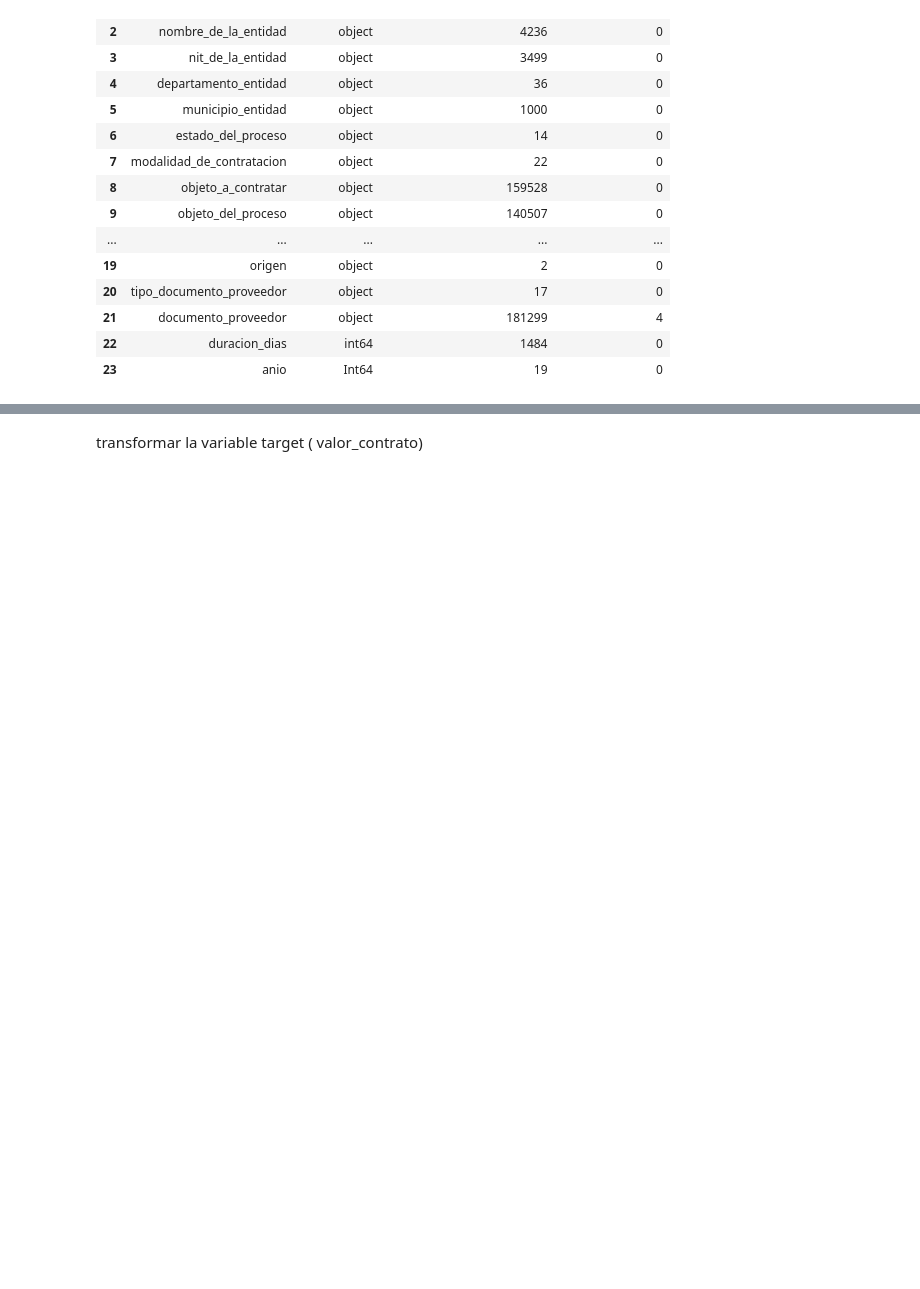
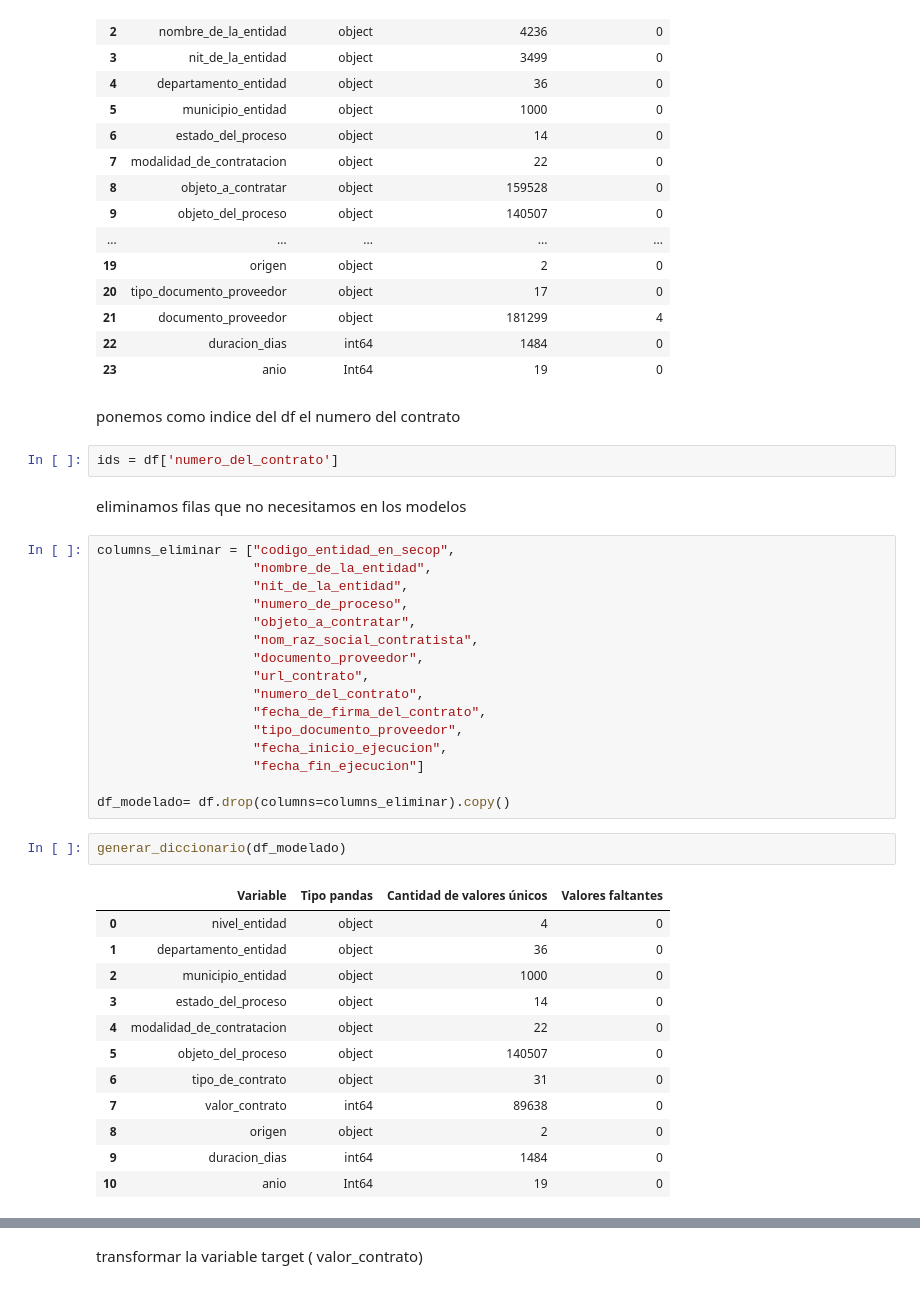
Before and after one commit to aemedina24/proyecto-final, a Jupyter notebook: Proyecyto-final.ipynb, the cells around one changed output, grey strips where cells are left out. Cells and saved outputs as stored; diff of their text form; blank space fills up the shorter version.

```diff
--- a/Proyecyto-final.ipynb
+++ b/Proyecyto-final.ipynb
@@ -495,3 +495,40 @@ generar_diccionario(df)
 | 21 | documento_proveedor | object | 181299 | 4 |
 | 22 | duracion_dias | int64 | 1484 | 0 |
 | 23 | anio | Int64 | 19 | 0 |
+# %% [markdown]
+ponemos como indice del df el numero del contrato
+# %%
+ids = df['numero_del_contrato']
+# %% [markdown]
+eliminamos filas que no necesitamos en los modelos
+# %%
+columns_eliminar = ["codigo_entidad_en_secop",
+                    "nombre_de_la_entidad",
+                    "nit_de_la_entidad",
+                    "numero_de_proceso",
+                    "objeto_a_contratar",
+                    "nom_raz_social_contratista",
+                    "documento_proveedor",
+                    "url_contrato",
+                    "numero_del_contrato",
+                    "fecha_de_firma_del_contrato",
+                    "tipo_documento_proveedor",
+                    "fecha_inicio_ejecucion",
+                    "fecha_fin_ejecucion"]
+
+df_modelado= df.drop(columns=columns_eliminar).copy()
+# %%
+generar_diccionario(df_modelado)
+# %% [output]
+|  | Variable | Tipo pandas | Cantidad de valores únicos | Valores faltantes |
+| 0 | nivel_entidad | object | 4 | 0 |
+| 1 | departamento_entidad | object | 36 | 0 |
+| 2 | municipio_entidad | object | 1000 | 0 |
+| 3 | estado_del_proceso | object | 14 | 0 |
+| 4 | modalidad_de_contratacion | object | 22 | 0 |
+| 5 | objeto_del_proceso | object | 140507 | 0 |
+| 6 | tipo_de_contrato | object | 31 | 0 |
+| 7 | valor_contrato | int64 | 89638 | 0 |
+| 8 | origen | object | 2 | 0 |
+| 9 | duracion_dias | int64 | 1484 | 0 |
+| 10 | anio | Int64 | 19 | 0 |
```
Also changed, not shown: parts of 2 cells of this notebook.
